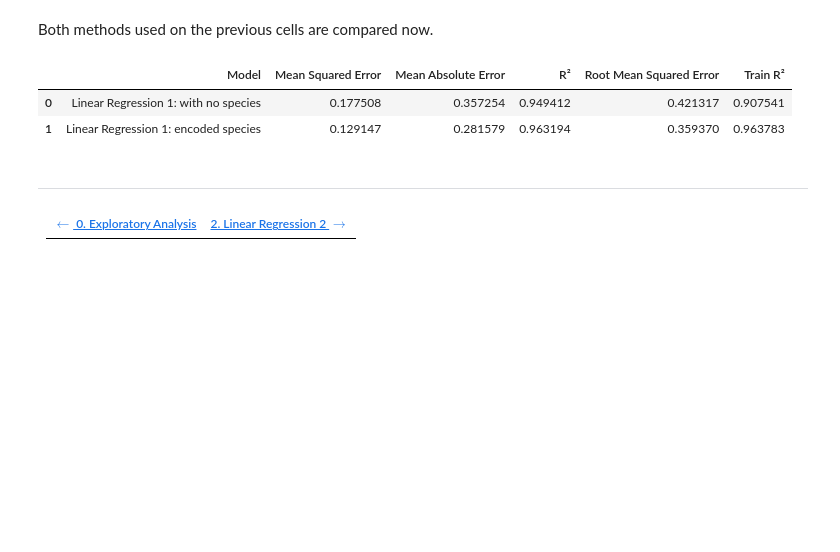
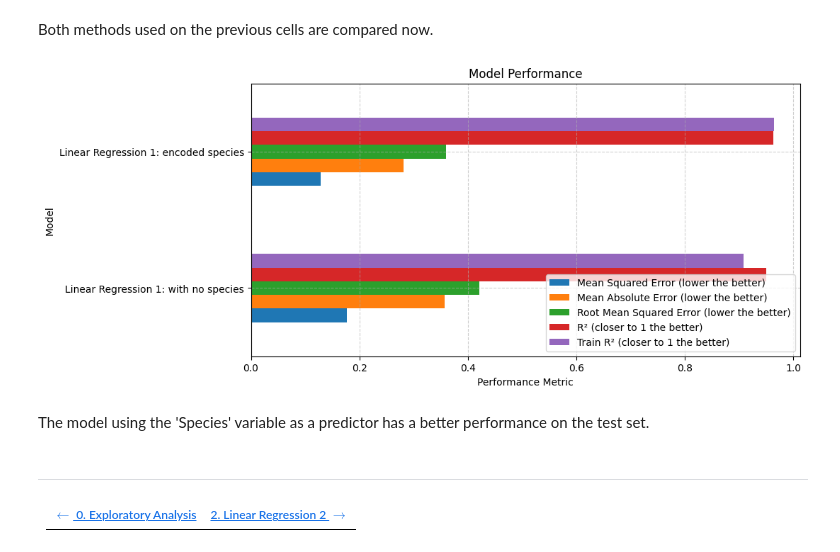
Before and after one commit to joaoalexarruda/fishcatch, a Jupyter notebook: notebooks/n1_linear_regression_1.ipynb, the cells around one changed output. Cells and saved outputs as stored; diff of their text form; code cells hidden in the pictures; blank space fills up the shorter version.

Commit message:
implemented plot_results()

```diff
--- a/notebooks/n1_linear_regression_1.ipynb
+++ b/notebooks/n1_linear_regression_1.ipynb
@@ -317,10 +317,3 @@ plot_regression(
 #### 1.4. Comparison
 # %% [markdown]
 Both methods used on the previous cells are compared now.
-# %%
-df_compare = pd.read_csv('results.csv')
-df_compare
-# %% [output]
-|  | Model | Mean Squared Error | Mean Absolute Error | R² | Root Mean Squared Error | Train R² |
-| 0 | Linear Regression 1: with no species | 0.177508 | 0.357254 | 0.949412 | 0.421317 | 0.907541 |
-| 1 | Linear Regression 1: encoded species | 0.129147 | 0.281579 | 0.963194 | 0.359370 | 0.963783 |
@@ -329,3 +320,11 @@ df_compare
+# %%
+from save_results import plot_results
+
+plot_results()
+# %% [output]
+[figure, added]
+# %% [markdown]
+The model using the 'Species' variable as a predictor has a better performance on the test set.
 # %% [markdown]
 ### <hr>
 
```
Also changed, not shown: parts of 1 cell of this notebook, 4 other files.
